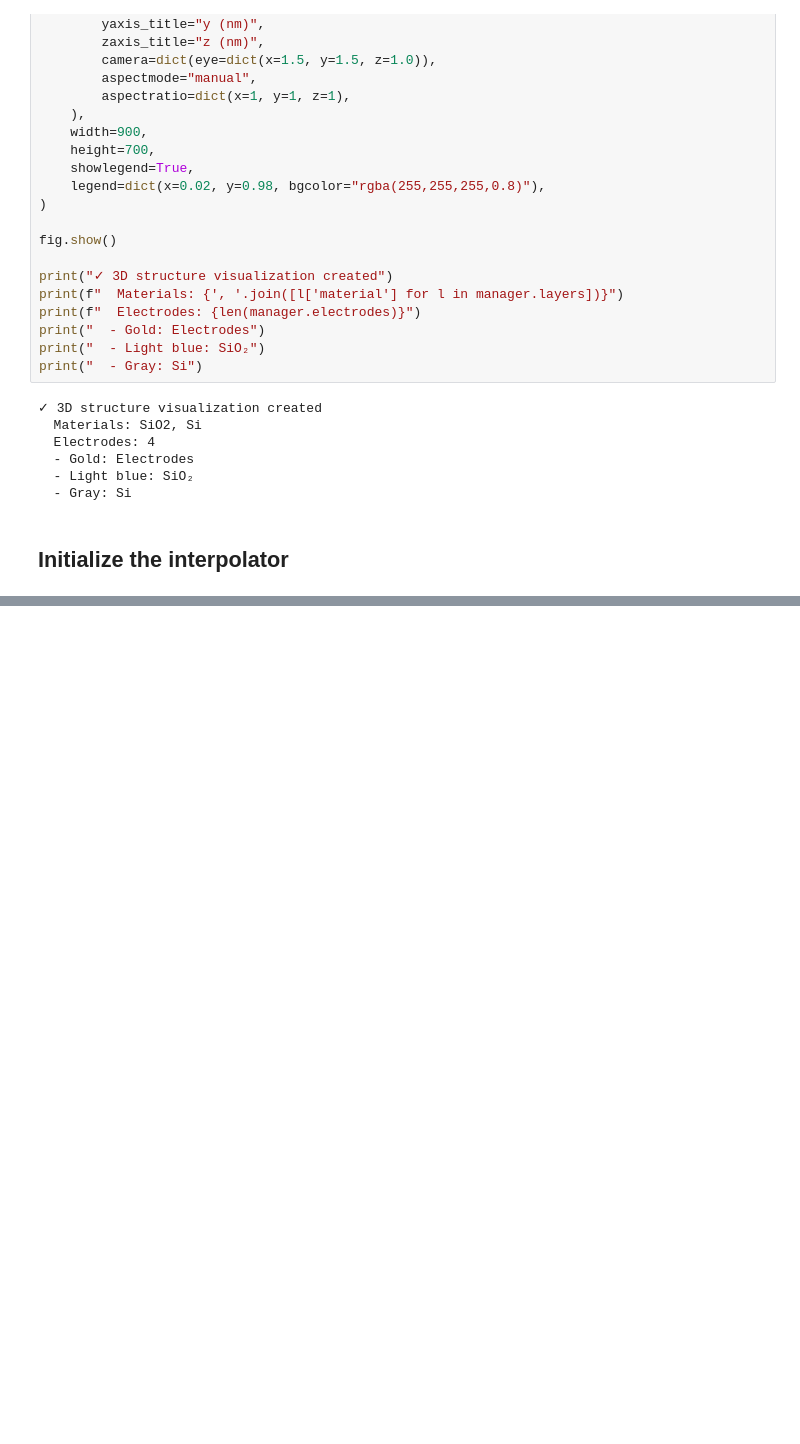
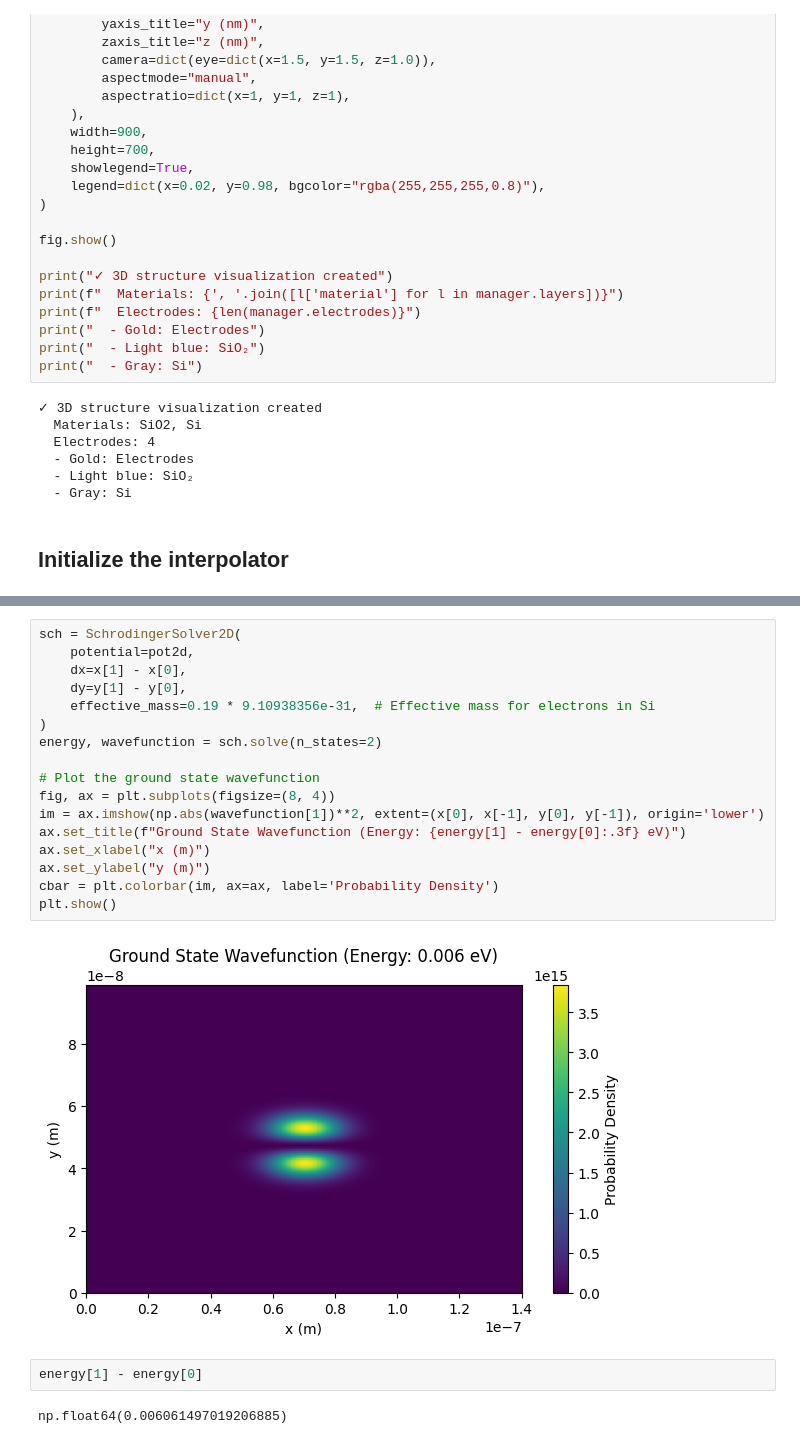
Before and after one commit to oiwalab/Poisson-SOR, a Jupyter notebook: examples/shuttling.ipynb, the cells around one changed output, grey strips where cells are left out. Saved outputs shown, nothing was run; the diff lists cells and outputs as text; blank space fills up the shorter version.

```diff
--- a/examples/shuttling.ipynb
+++ b/examples/shuttling.ipynb
@@ -323,0 +331,23 @@ Text(0, 0.5, 'Y (nm)')
+# %%
+sch = SchrodingerSolver2D(
+    potential=pot2d,
+    dx=x[1] - x[0],
+    dy=y[1] - y[0],
+    effective_mass=0.19 * 9.10938356e-31,  # Effective mass for electrons in Si
+)
+energy, wavefunction = sch.solve(n_states=2)
+
+# Plot the ground state wavefunction
+fig, ax = plt.subplots(figsize=(8, 4))
+im = ax.imshow(np.abs(wavefunction[1])**2, extent=(x[0], x[-1], y[0], y[-1]), origin='lower')
+ax.set_title(f"Ground State Wavefunction (Energy: {energy[1] - energy[0]:.3f} eV)")
+ax.set_xlabel("x (m)")
+ax.set_ylabel("y (m)")
+cbar = plt.colorbar(im, ax=ax, label='Probability Density')
+plt.show()
+# %% [output]
+[figure, added]
+# %%
+energy[1] - energy[0]
+# %% [output]
+np.float64(0.006061497019206885)
```
Also changed, not shown: parts of 3 cells of this notebook, 5 other files.
